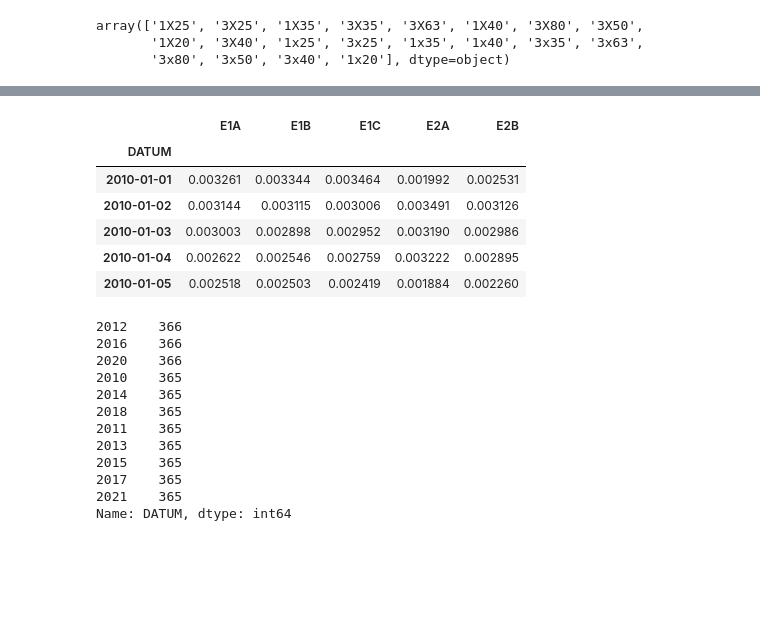
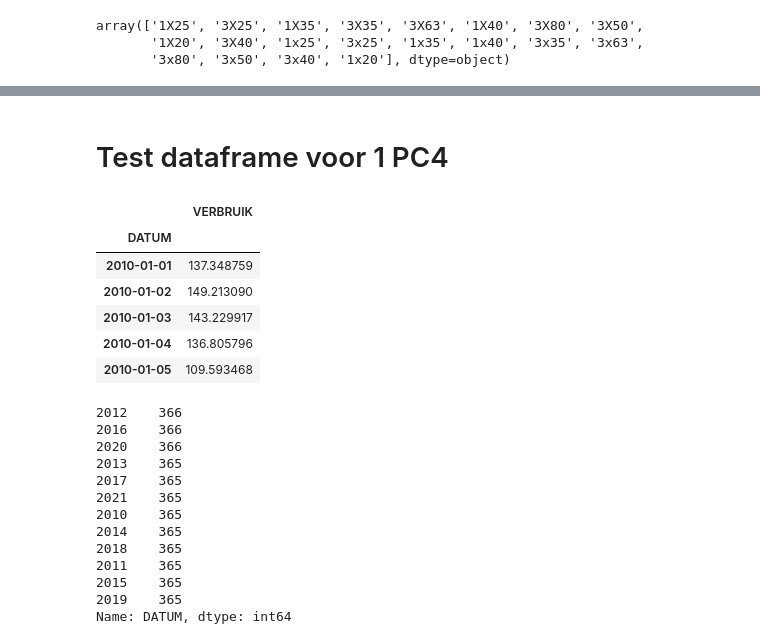
Before and after one commit to processminery/jads_enexis, a Jupyter notebook: notebooks/Kleinverbruik x NEDU.ipynb, the cells around one changed output, grey strips where cells are left out. Drawn from its saved outputs; the diff is of its cells as text; code cells hidden in the pictures; blank space fills up the shorter version.

```diff
--- a/notebooks/Kleinverbruik x NEDU.ipynb
+++ b/notebooks/Kleinverbruik x NEDU.ipynb
@@ -138,10 +116,2 @@ df.shape
-# %%
-df_nedu_gereduceerd.head()
-# %% [output]
-|  | E1A | E1B | E1C | E2A | E2B |
-| DATUM |  |  |  |  |  |
-| 2010-01-01 | 0.003261 | 0.003344 | 0.003464 | 0.001992 | 0.002531 |
-| 2010-01-02 | 0.003144 | 0.003115 | 0.003006 | 0.003491 | 0.003126 |
-| 2010-01-03 | 0.003003 | 0.002898 | 0.002952 | 0.003190 | 0.002986 |
-| 2010-01-04 | 0.002622 | 0.002546 | 0.002759 | 0.003222 | 0.002895 |
-| 2010-01-05 | 0.002518 | 0.002503 | 0.002419 | 0.001884 | 0.002260 |
+# %% [markdown]
+# Test dataframe voor 1 PC4
@@ -148,16 +153,37 @@ df_nedu_gereduceerd.head()
+# %%
+# een sample nemen uit de verbruiks data
+# en deze joinen met de df_transform_nedu data
+df_sample = df_verbruik[['RES','PC4','JAAR','SJV_TOTAAL','PROFIEL']][df_verbruik['PC4'] == 5211]
+df_sample = pd.merge(df_sample, df_transform_nedu, on=['JAAR','PROFIEL'], how='left')
+
+# verbruik per dag berekenen
+df_sample['VERBRUIK'] =  df_sample['SJV_TOTAAL'] * df_sample['VERBRUIKS_FACTOR']
+
+# df_verbruik is nog per pc6, dus eerst omzetten naar pc4
+df_sample_pc4 = df_sample.groupby(['RES','PC4','DATUM'], as_index=False).agg(VERBRUIK = ('VERBRUIK', 'sum'))
+df_sample_pc4 = pd.DataFrame(df_sample_pc4[['DATUM','VERBRUIK']]).set_index('DATUM')
+df_sample_pc4.head()
+# %% [output]
+|  | VERBRUIK |
+| DATUM |  |
+| 2010-01-01 | 137.348759 |
+| 2010-01-02 | 149.213090 |
+| 2010-01-03 | 143.229917 |
+| 2010-01-04 | 136.805796 |
+| 2010-01-05 | 109.593468 |
 # %%
-df_nedu_gereduceerd.index.year.value_counts()
-#pd.DatetimeIndex(df_nedu_gereduceerd['DATUM']).year
+df_sample_pc4.index.year.value_counts()
 # %% [output]
 2012    366
 2016    366
 2020    366
+2013    365
+2017    365
+2021    365
 2010    365
 2014    365
 2018    365
 2011    365
-2013    365
 2015    365
-2017    365
-2021    365
+2019    365
 Name: DATUM, dtype: int64
```
Also changed, not shown: parts of 25 cells of this notebook, 2 other files.
